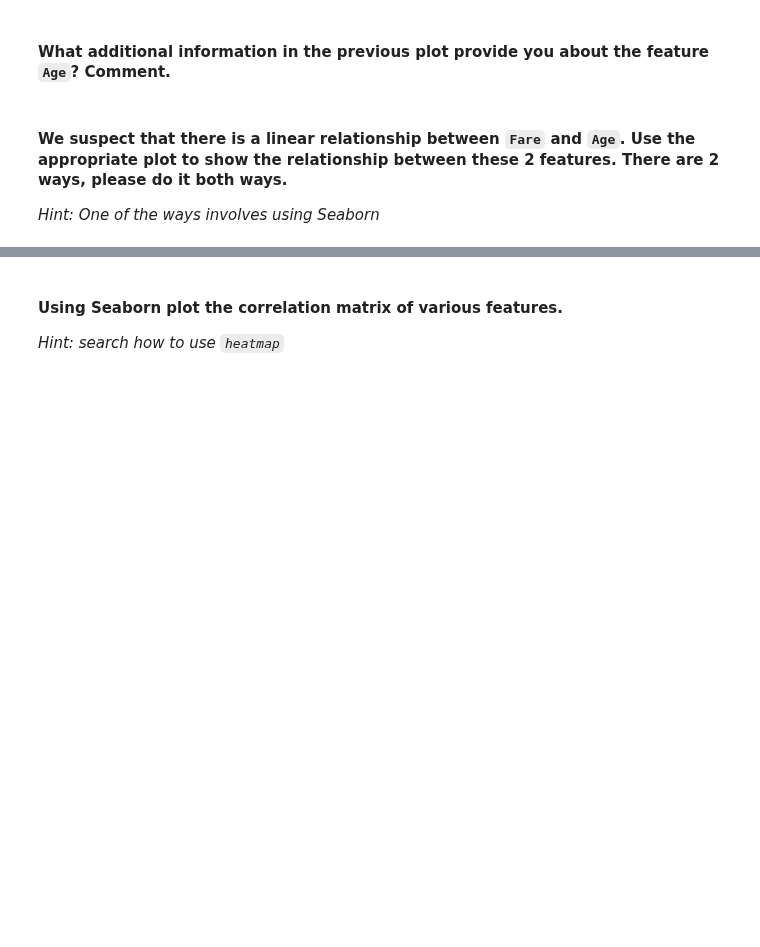
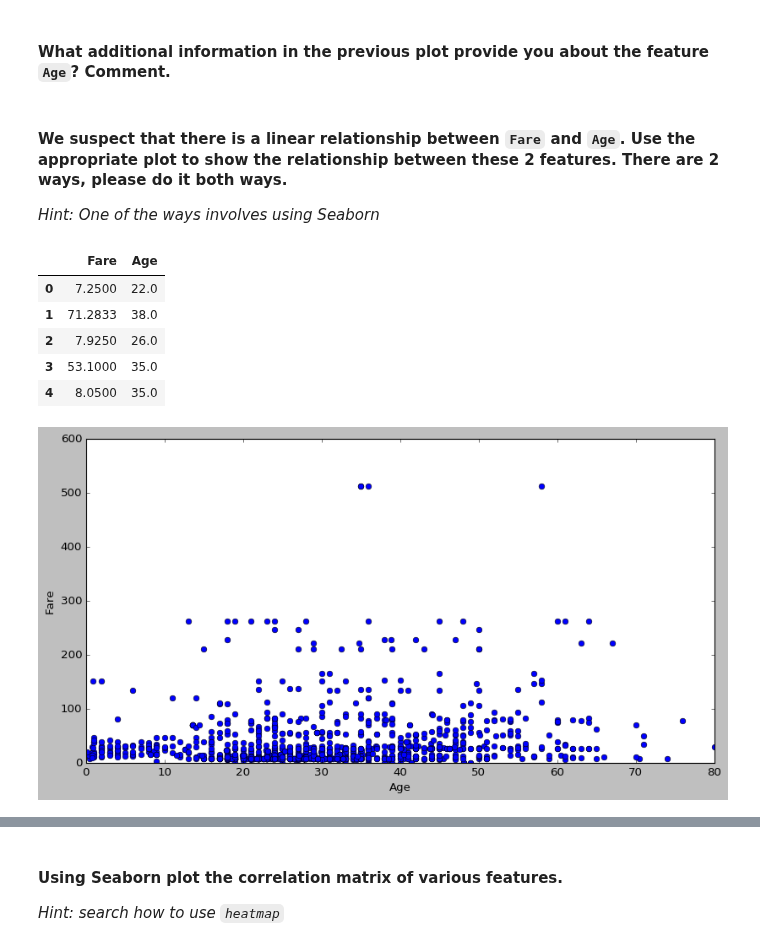
Before and after one commit to ironhack-datalabs/datamad0819, a Jupyter notebook: module-2/lab-matplotlib-seaborn/your-code/challenge-3.ipynb, the cells around one changed output, grey strips where cells are left out. Drawn from its saved outputs; the diff is of its cells as text; code cells hidden in the pictures; blank space fills up the shorter version.

```diff
--- a/module-2/lab-matplotlib-seaborn/your-code/challenge-3.ipynb
+++ b/module-2/lab-matplotlib-seaborn/your-code/challenge-3.ipynb
@@ -179,0 +186,20 @@ array([3, 1, 2])
+# %%
+#your code-1st way
+
+display(titanic[["Fare","Age"]].head())
+
+x= titanic["Age"]
+y= titanic["Fare"]
+
+plt.plot(x,y,"o")#label='Sine'
+
+plt.xlabel('Age');
+plt.ylabel('Fare');
+# %% [output]
+|  | Fare | Age |
+| 0 | 7.2500 | 22.0 |
+| 1 | 71.2833 | 38.0 |
+| 2 | 7.9250 | 26.0 |
+| 3 | 53.1000 | 35.0 |
+| 4 | 8.0500 | 35.0 |
+[figure, added]
```
Also changed, not shown: parts of 13 cells of this notebook.
